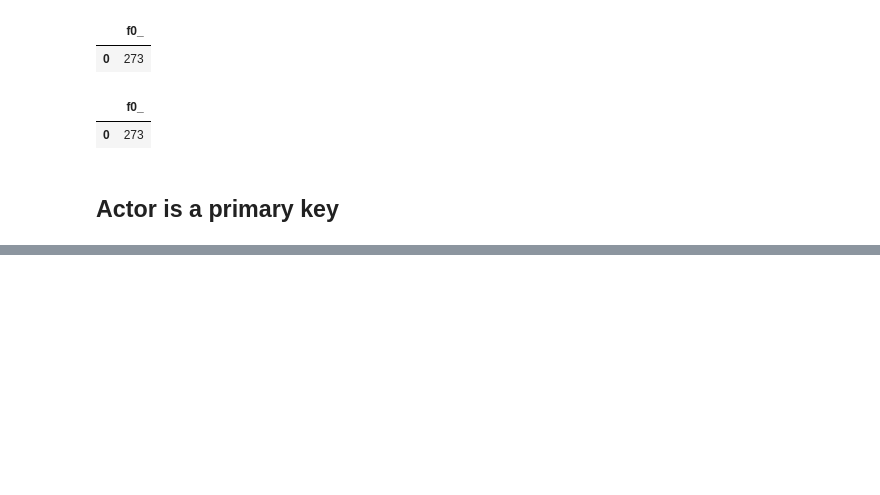
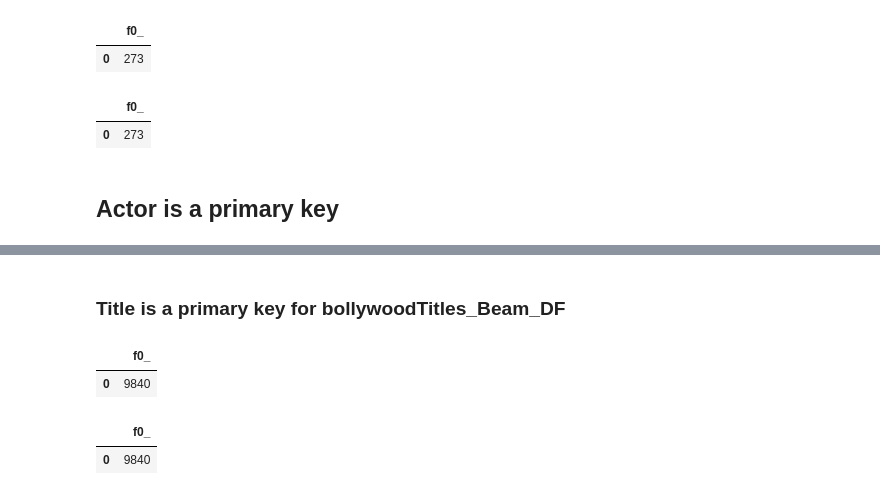
Before and after one commit to en-chang/imdb-data, a Jupyter notebook: bollywood_modeled.ipynb, the cells around one changed output, grey strips where cells are left out. Saved outputs shown, nothing was run; the diff lists cells and outputs as text; code cells hidden in the pictures; blank space fills up the shorter version.

```diff
--- a/bollywood_modeled.ipynb
+++ b/bollywood_modeled.ipynb
@@ -255,0 +386,18 @@ FROM bollywood_modeled.bollywoodActs
+# %% [markdown]
+### Title is a primary key for bollywoodTitles_Beam_DF
+# %%
+%%bigquery
+SELECT COUNT (*)
+FROM bollywood_modeled.bollywoodDirects_Beam_DF
+# %% [output]
+|  | f0_ |
+| 0 | 9840 |
+# %%
+%%bigquery
+SELECT DISTINCT COUNT (*)
+FROM
+  (SELECT director, title
+  FROM bollywood_modeled.bollywoodDirects_Beam_DF)
+# %% [output]
+|  | f0_ |
+| 0 | 9840 |
```
Also changed, not shown: parts of 35 cells of this notebook, 11 other files.
